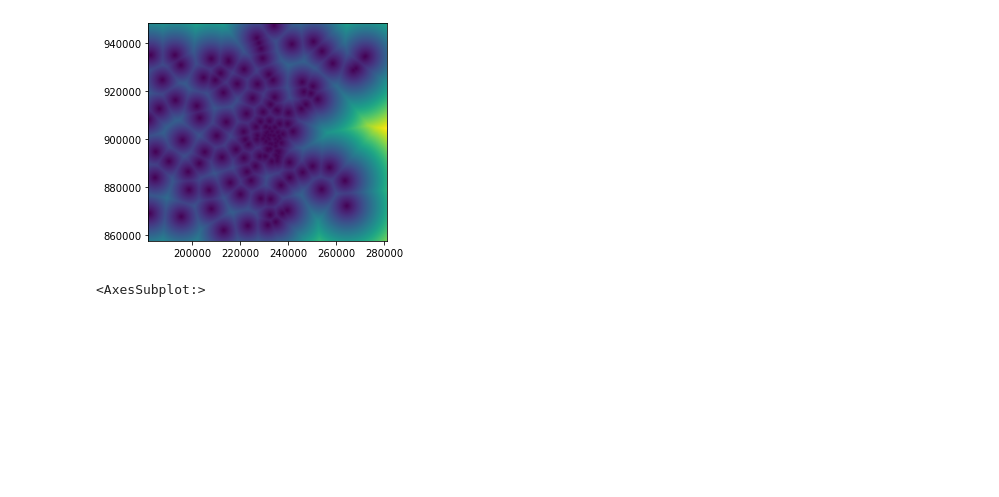
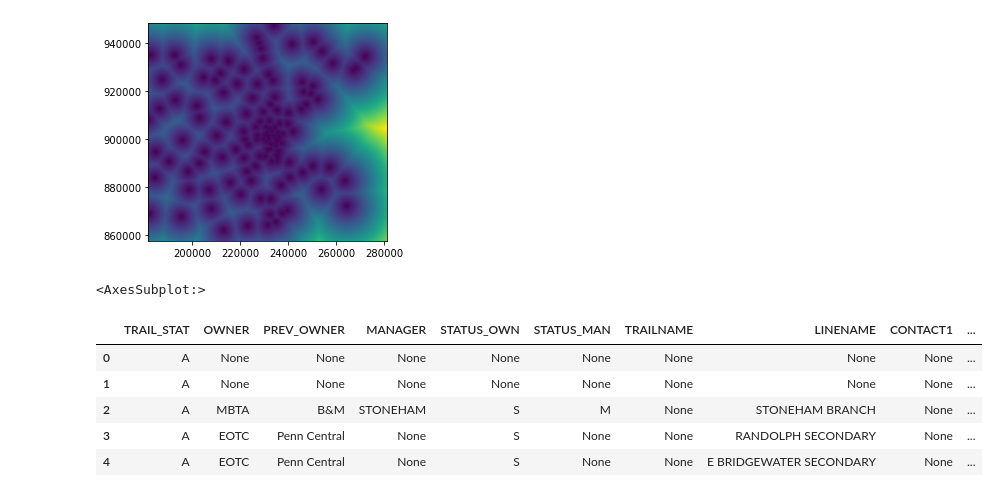
Before and after one commit to gingerleib/outdoor-recreation, a Jupyter notebook: Outdoor_Rec_Analysis.ipynb, the cells around one changed output. Saved outputs shown, nothing was run; the diff lists cells and outputs as text; code cells hidden in the pictures; blank space fills up the shorter version.

```diff
--- a/Outdoor_Rec_Analysis.ipynb
+++ b/Outdoor_Rec_Analysis.ipynb
@@ -243,0 +248,9 @@ show(market_distance, transform=transform_tree)
+# %%
+trails.head()
+# %% [output]
+|  | TRAIL_STAT | OWNER | PREV_OWNER | MANAGER | STATUS_OWN | STATUS_MAN | TRAILNAME | LINENAME | CONTACT1 | ... |
+| 0 | A | None | None | None | None | None | None | None | None | ... |
+| 1 | A | None | None | None | None | None | None | None | None | ... |
+| 2 | A | MBTA | B&M | STONEHAM | S | M | None | STONEHAM BRANCH | None | ... |
+| 3 | A | EOTC | Penn Central | None | S | None | None | RANDOLPH SECONDARY | None | ... |
+| 4 | A | EOTC | Penn Central | None | S | None | None | E BRIDGEWATER SECONDARY | None | ... |
```
Also changed, not shown: parts of 8 cells of this notebook.
